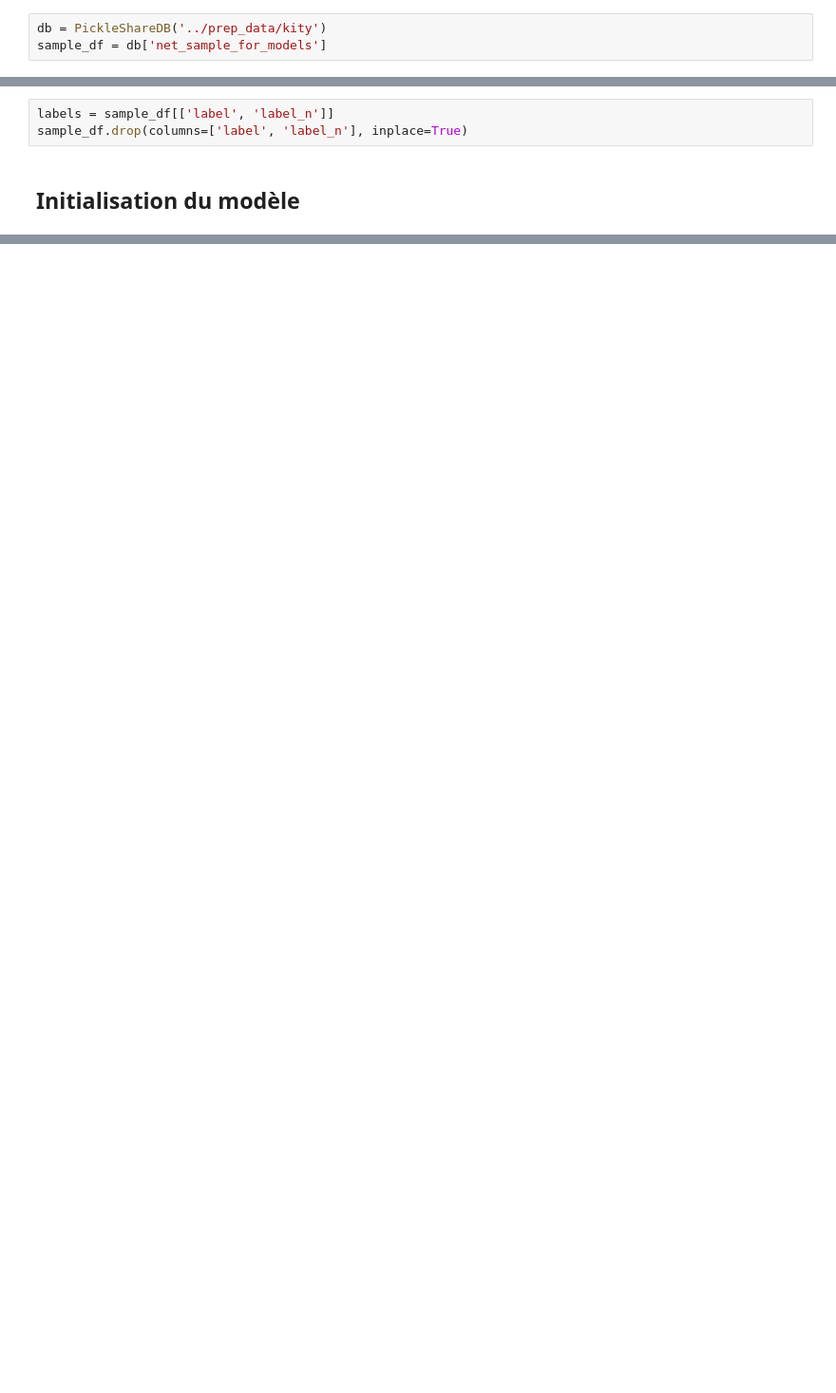
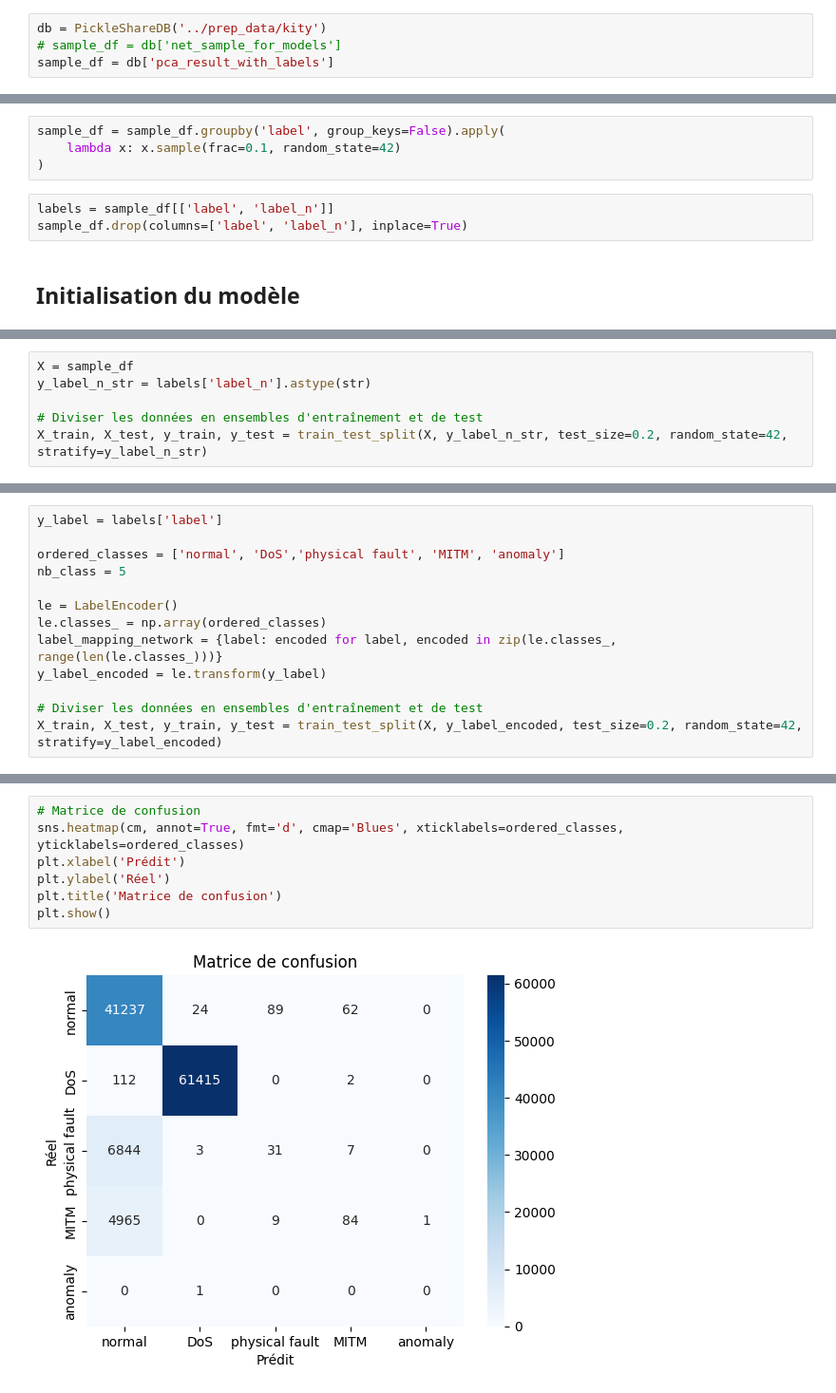
Before and after one commit to zoemarquis/anomaly-detection-project, a Jupyter notebook: notebooks/f_CART_network.ipynb, the cells around one changed output, grey strips where cells are left out. Shown at 95% size. Drawn from its saved outputs; the diff is of its cells as text; blank space fills up the shorter version.

```diff
--- a/notebooks/f_CART_network.ipynb
+++ b/notebooks/f_CART_network.ipynb
@@ -12,5 +19,6 @@ import seaborn as sns
 ## Chargement des données
 # %%
 db = PickleShareDB('../prep_data/kity')
-sample_df = db['net_sample_for_models']
+# sample_df = db['net_sample_for_models']
+sample_df = db['pca_result_with_labels']
 # %% [markdown]
@@ -18,6 +26,10 @@ Le type 'scan' d'attaque a tres peu d'entrees, ce qui empeche les modeles. On su
 # %%
 to_drop = sample_df[sample_df['label'] == 'scan'].index
 sample_df = sample_df.drop(to_drop)
+# %%
+sample_df = sample_df.groupby('label', group_keys=False).apply(
+    lambda x: x.sample(frac=0.1, random_state=42)
+)
 # %%
 labels = sample_df[['label', 'label_n']]
 sample_df.drop(columns=['label', 'label_n'], inplace=True)
@@ -119,0 +47,6 @@ plt.show()
+# %%
+X = sample_df
+y_label_n_str = labels['label_n'].astype(str)
+
+# Diviser les données en ensembles d'entraînement et de test
+X_train, X_test, y_train, y_test = train_test_split(X, y_label_n_str, test_size=0.2, random_state=42, stratify=y_label_n_str)
@@ -119,0 +155,13 @@ plt.show()
+# %%
+y_label = labels['label']
+
+ordered_classes = ['normal', 'DoS','physical fault', 'MITM', 'anomaly']
+nb_class = 5
+
+le = LabelEncoder()
+le.classes_ = np.array(ordered_classes)
+label_mapping_network = {label: encoded for label, encoded in zip(le.classes_, range(len(le.classes_)))}
+y_label_encoded = le.transform(y_label)
+
+# Diviser les données en ensembles d'entraînement et de test
+X_train, X_test, y_train, y_test = train_test_split(X, y_label_encoded, test_size=0.2, random_state=42, stratify=y_label_encoded)
@@ -119,0 +294,9 @@ plt.show()
+# %%
+# Matrice de confusion
+sns.heatmap(cm, annot=True, fmt='d', cmap='Blues', xticklabels=ordered_classes, yticklabels=ordered_classes)
+plt.xlabel('Prédit')
+plt.ylabel('Réel')
+plt.title('Matrice de confusion')
+plt.show()
+# %% [output]
+[figure, added]
```
Also changed, not shown: parts of 40 cells of this notebook, 5 other files.
